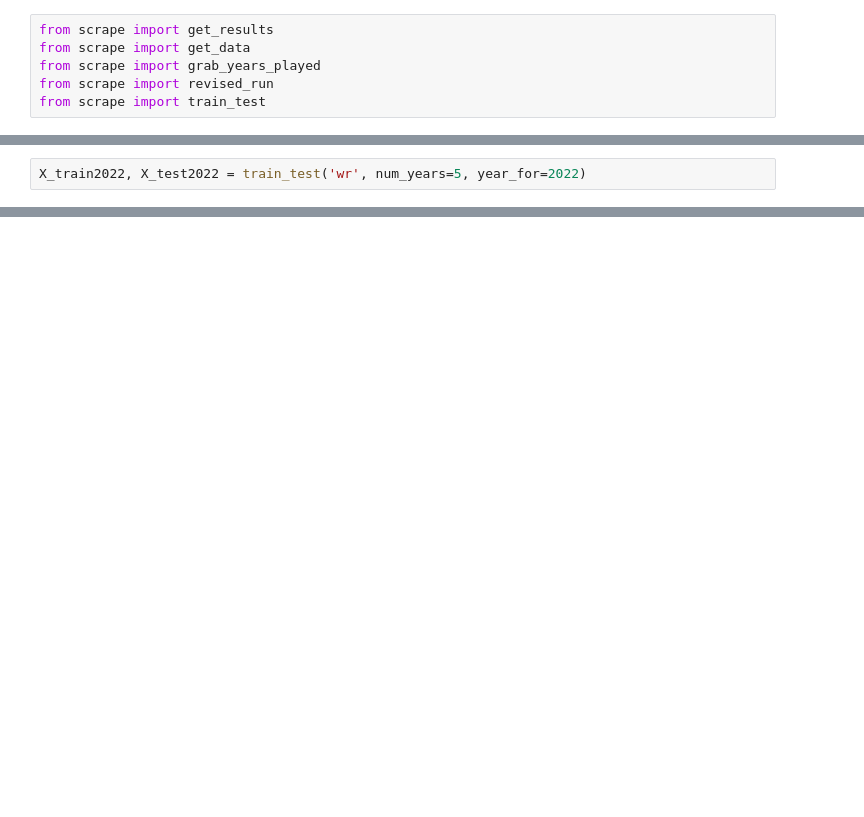
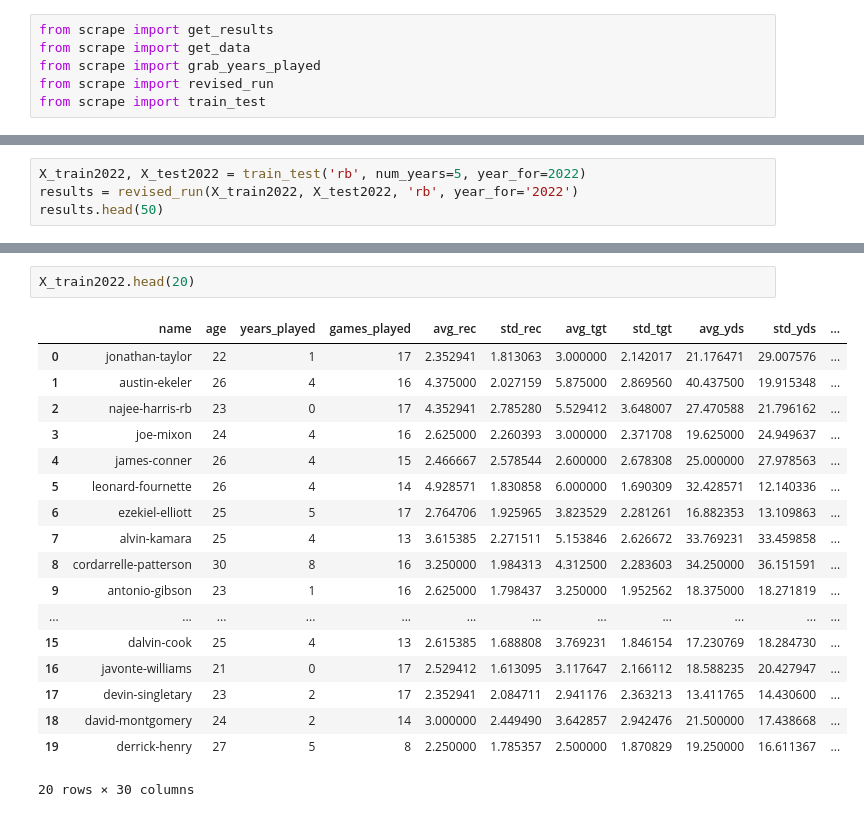
Before and after one commit to xander-abbott/fantasy_scrape, a Jupyter notebook: main_rb.ipynb, the cells around one changed output, grey strips where cells are left out. Drawn from its saved outputs; the diff is of its cells as text; blank space fills up the shorter version.

```diff
--- a/main_rb.ipynb
+++ b/main_rb.ipynb
@@ -9,2 +9,4 @@ from scrape import train_test
 # %%
-X_train2022, X_test2022 = train_test('wr', num_years=5, year_for=2022)
+X_train2022, X_test2022 = train_test('rb', num_years=5, year_for=2022)
+results = revised_run(X_train2022, X_test2022, 'rb', year_for='2022')
+results.head(50)
@@ -10,0 +46,21 @@ X_train2022, X_test2022 = train_test('wr', num_years=5, year_for=2022)
+# %%
+X_train2022.head(20)
+# %% [output]
+|  | name | age | years_played | games_played | avg_rec | std_rec | avg_tgt | std_tgt | avg_yds | std_yds | ... |
+| 0 | jonathan-taylor | 22 | 1 | 17 | 2.352941 | 1.813063 | 3.000000 | 2.142017 | 21.176471 | 29.007576 | ... |
+| 1 | austin-ekeler | 26 | 4 | 16 | 4.375000 | 2.027159 | 5.875000 | 2.869560 | 40.437500 | 19.915348 | ... |
+| 2 | najee-harris-rb | 23 | 0 | 17 | 4.352941 | 2.785280 | 5.529412 | 3.648007 | 27.470588 | 21.796162 | ... |
+| 3 | joe-mixon | 24 | 4 | 16 | 2.625000 | 2.260393 | 3.000000 | 2.371708 | 19.625000 | 24.949637 | ... |
+| 4 | james-conner | 26 | 4 | 15 | 2.466667 | 2.578544 | 2.600000 | 2.678308 | 25.000000 | 27.978563 | ... |
+| 5 | leonard-fournette | 26 | 4 | 14 | 4.928571 | 1.830858 | 6.000000 | 1.690309 | 32.428571 | 12.140336 | ... |
+| 6 | ezekiel-elliott | 25 | 5 | 17 | 2.764706 | 1.925965 | 3.823529 | 2.281261 | 16.882353 | 13.109863 | ... |
+| 7 | alvin-kamara | 25 | 4 | 13 | 3.615385 | 2.271511 | 5.153846 | 2.626672 | 33.769231 | 33.459858 | ... |
+| 8 | cordarrelle-patterson | 30 | 8 | 16 | 3.250000 | 1.984313 | 4.312500 | 2.283603 | 34.250000 | 36.151591 | ... |
+| 9 | antonio-gibson | 23 | 1 | 16 | 2.625000 | 1.798437 | 3.250000 | 1.952562 | 18.375000 | 18.271819 | ... |
+| ... | ... | ... | ... | ... | ... | ... | ... | ... | ... | ... | ... |
+| 15 | dalvin-cook | 25 | 4 | 13 | 2.615385 | 1.688808 | 3.769231 | 1.846154 | 17.230769 | 18.284730 | ... |
+| 16 | javonte-williams | 21 | 0 | 17 | 2.529412 | 1.613095 | 3.117647 | 2.166112 | 18.588235 | 20.427947 | ... |
+| 17 | devin-singletary | 23 | 2 | 17 | 2.352941 | 2.084711 | 2.941176 | 2.363213 | 13.411765 | 14.430600 | ... |
+| 18 | david-montgomery | 24 | 2 | 14 | 3.000000 | 2.449490 | 3.642857 | 2.942476 | 21.500000 | 17.438668 | ... |
+| 19 | derrick-henry | 27 | 5 | 8 | 2.250000 | 1.785357 | 2.500000 | 1.870829 | 19.250000 | 16.611367 | ... |
+20 rows × 30 columns
```
Also changed, not shown: parts of 6 cells of this notebook, 6 other files.
